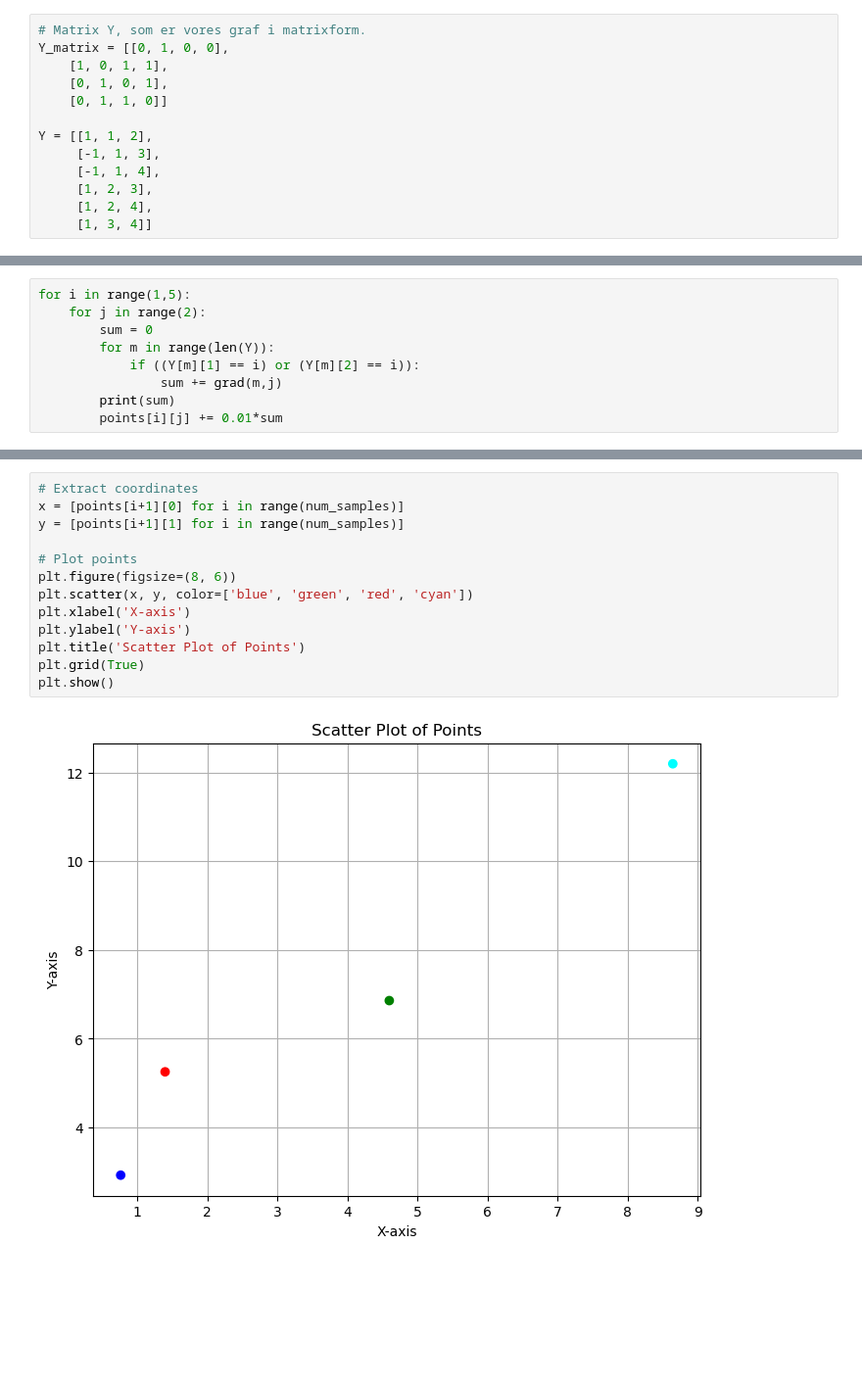
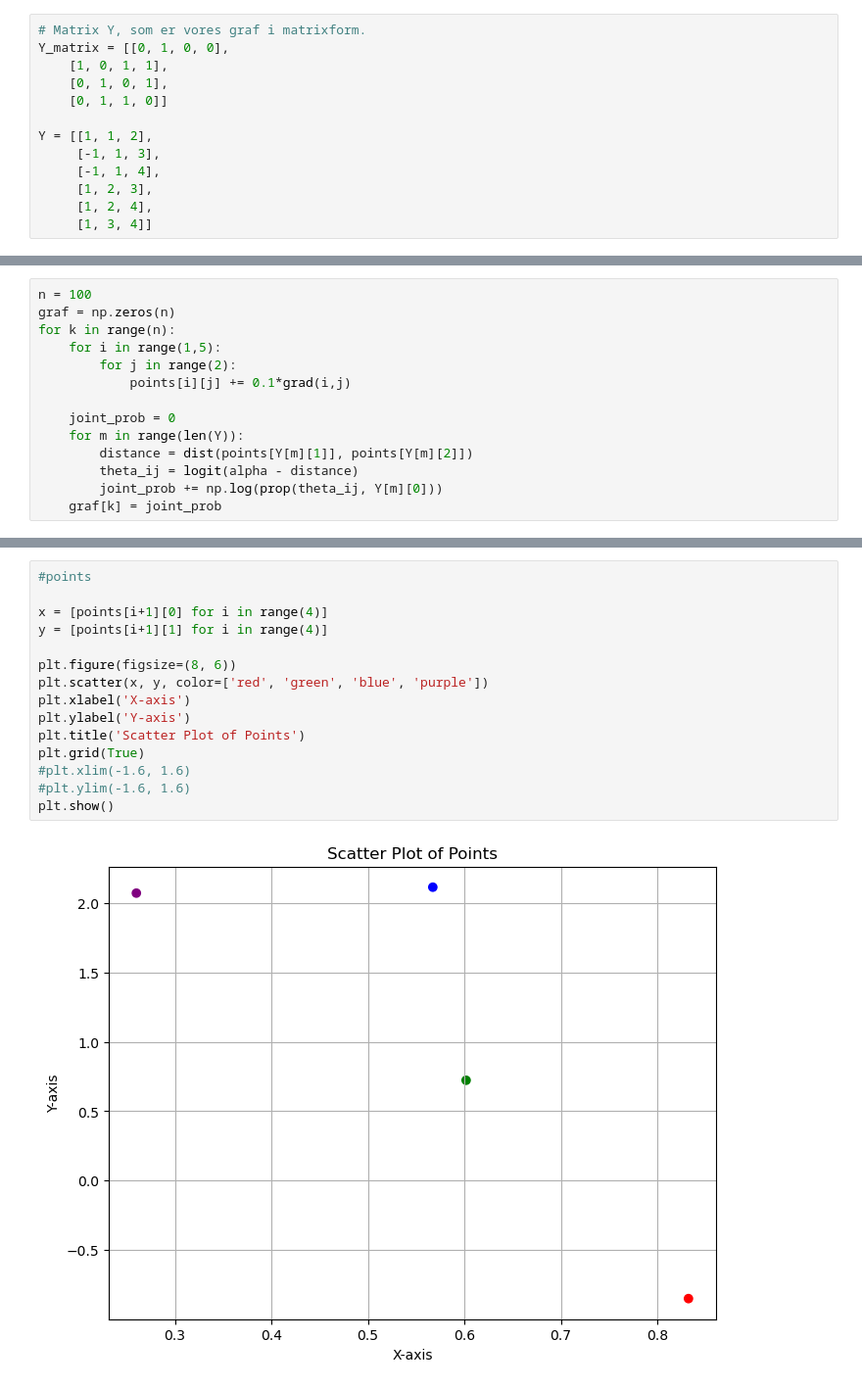
Before and after one commit to SigneDjernis/Latent_Distance_Models, a Jupyter notebook: Gradient Method.ipynb, the cells around one changed output, grey strips where cells are left out. Shown: that part at 98% size. Drawn from its saved outputs; the diff is of its cells as text; blank space fills up the shorter version.

```diff
--- a/Gradient Method.ipynb
+++ b/Gradient Method.ipynb
@@ -62,9 +64,14 @@ points
 # %%
-for i in range(1,5):
-    for j in range(2):
-        sum = 0
-        for m in range(len(Y)):
-            if ((Y[m][1] == i) or (Y[m][2] == i)):
-                sum += grad(m,j)
-        print(sum)
-        points[i][j] += 0.01*sum
+n = 100
+graf = np.zeros(n)
+for k in range(n):
+    for i in range(1,5):
+        for j in range(2):
+            points[i][j] += 0.1*grad(i,j)
+
+    joint_prob = 0
+    for m in range(len(Y)):
+        distance = dist(points[Y[m][1]], points[Y[m][2]])
+        theta_ij = logit(alpha - distance)
+        joint_prob += np.log(prop(theta_ij, Y[m][0]))
+    graf[k] = joint_prob
@@ -87,15 +83,17 @@ points
 # %%
-# Extract coordinates
-x = [points[i+1][0] for i in range(num_samples)]
-y = [points[i+1][1] for i in range(num_samples)]
+#points
 
-# Plot points
+x = [points[i+1][0] for i in range(4)]
+y = [points[i+1][1] for i in range(4)]
+
 plt.figure(figsize=(8, 6))
-plt.scatter(x, y, color=['blue', 'green', 'red', 'cyan'])
+plt.scatter(x, y, color=['red', 'green', 'blue', 'purple'])
 plt.xlabel('X-axis')
 plt.ylabel('Y-axis')
 plt.title('Scatter Plot of Points')
 plt.grid(True)
+#plt.xlim(-1.6, 1.6)
+#plt.ylim(-1.6, 1.6)
 plt.show()
 # %% [output]
-[figure, old version]
+[figure, new version]
```
Also changed, not shown: parts of 7 cells of this notebook, 1 other file.
